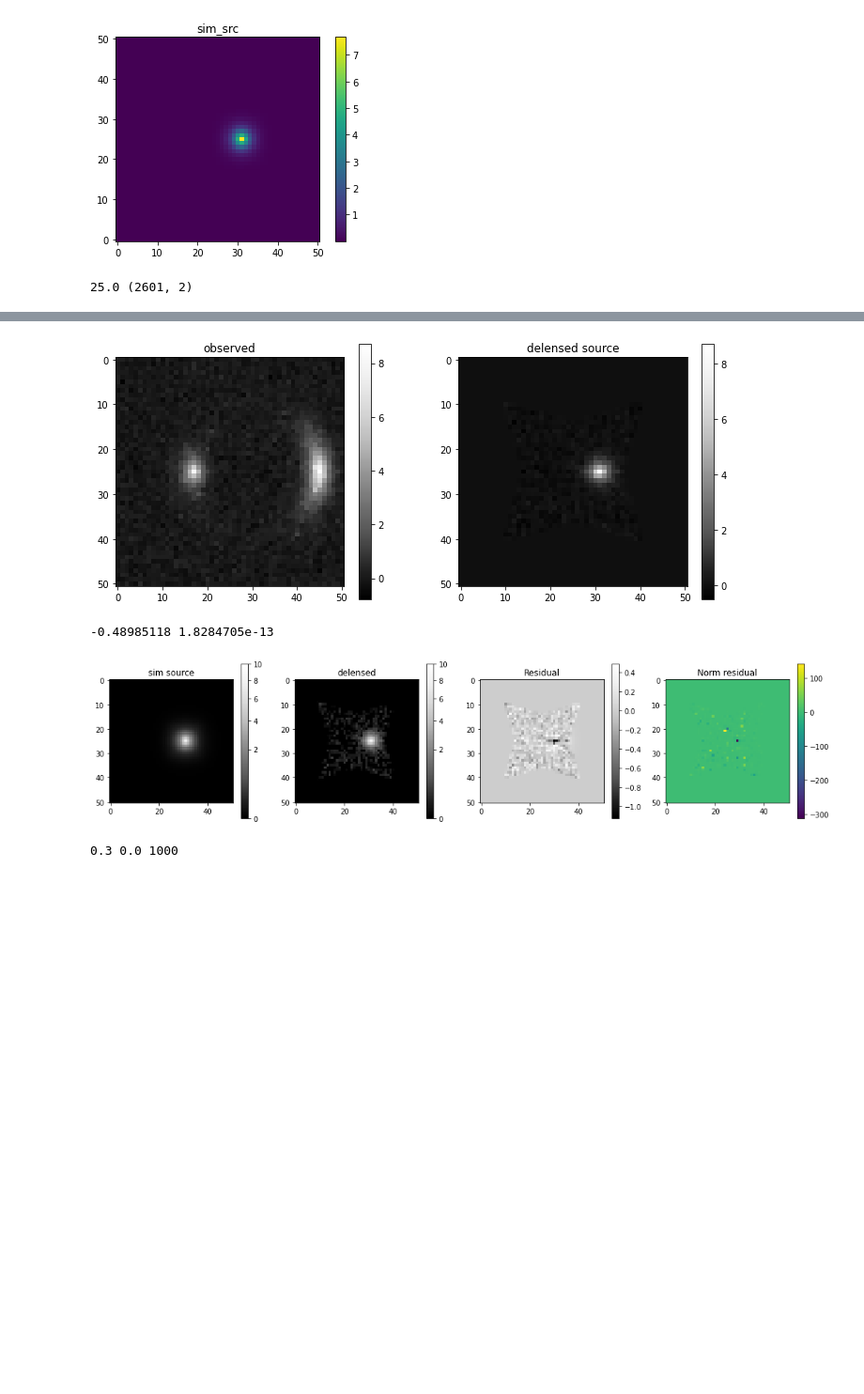
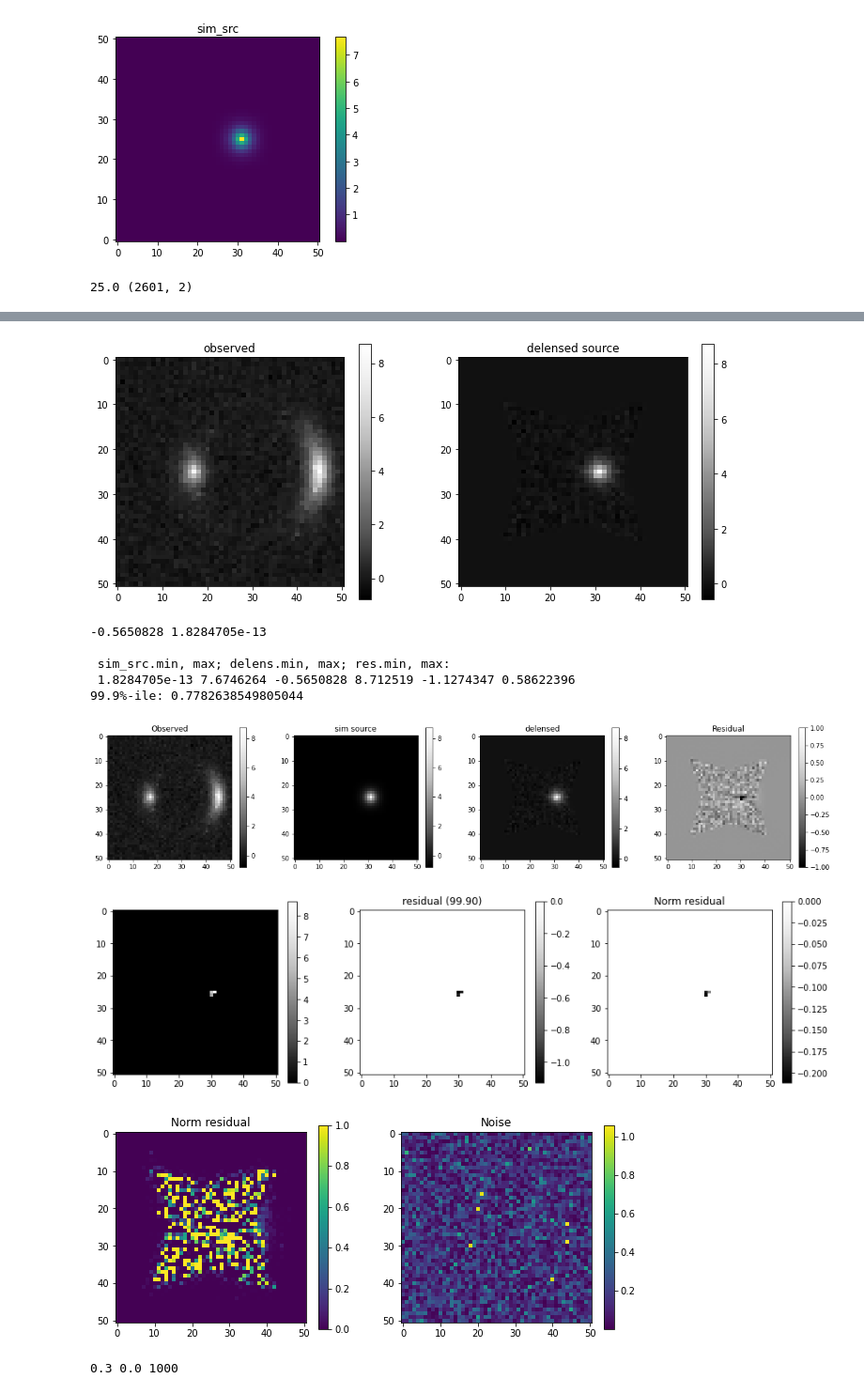
Before and after one commit to giga-lens/gigalens, a Jupyter notebook: jax-demo-dev-sim-only_SIS-skimage-transform.ipynb, the cells around one changed output, grey strips where cells are left out. Shown: that part at 94% size. Drawn from its saved outputs; the diff is of its cells as text; code cells hidden in the pictures; blank space fills up the shorter version.

```diff
--- a/jax-demo-dev-sim-only_SIS-skimage-transform.ipynb
+++ b/jax-demo-dev-sim-only_SIS-skimage-transform.ipynb
@@ -522,7 +520,7 @@ def delensing(xy):
 
 observed_im = np.squeeze(observed_img)
 
-delens = transform.warp(observed_im, delensing)
+delens = transform.warp(observed_im, delensing, order=3)
 
 f, (ax0, ax1) = plt.subplots(1, 2, figsize=(12, 5)) # subplot_kw=dict(xticks=[], yticks=[]))
 obsim = ax0.imshow(observed_im, cmap=cm.Greys_r)
@@ -532,49 +530,92 @@ delensim = ax1.imshow(delens, cmap=cm.Greys_r)
 ax1.set_title('delensed source')
 f.colorbar(delensim, ax=ax1)
 plt.show()
 
 
 # delens = delens + srcim.min()
 
 print(delens.min(), sim_src.min())
 
-f, (ax0, ax1, ax2, ax3) = plt.subplots(1, 4, figsize=(18, 4)) # subplot_kw=dict(xticks=[], yticks=[]))
+f, (ax0, ax1, ax2, ax3) = plt.subplots(1, 4, figsize=(20, 4)) # subplot_kw=dict(xticks=[], yticks=[]))
 
-lensedim = ax0.imshow(sim_src, norm=mpl.colors.PowerNorm(0.5, vmin=0, vmax=10), cmap=cm.Greys_r)
+# lensedim = ax0.imshow(sim_src, norm=mpl.colors.PowerNorm(0.5, vmin=0, vmax=10), cmap=cm.Greys_r)
+lensedim = ax0.imshow(observed_im, cmap=cm.Greys_r)
 f.colorbar(lensedim, ax=ax0)
-ax0.set_title('sim source')
+ax0.set_title('Observed')
 
-delensedim = ax1.imshow(delens, norm=mpl.colors.PowerNorm(0.5, vmin=0, vmax=10), cmap=cm.Greys_r)
-f.colorbar(delensedim, ax=ax1)
-ax1.set_title('delensed')
 
-res = np.array(sim_src - delens)
-# normres = res/np.array(sim_src)
-normres = res/np.sqrt(gauss_noise**2 + poisson_noise**2)
+srcim = ax1.imshow(sim_src, cmap=cm.Greys_r)
+f.colorbar(lensedim, ax=ax1)
+ax1.set_title('sim source')
 
-resim = ax2.imshow(res, cmap=cm.Greys_r)
-f.colorbar(resim, ax=ax2)
-ax2.set_title('Residual')
+# delensedim = ax1.imshow(delens, norm=mpl.colors.PowerNorm(0.5, vmin=0, vmax=10), cmap=cm.Greys_r)
+delensedim = ax2.imshow(delens, cmap=cm.Greys_r)
+f.colorbar(delensedim, ax=ax2)
+ax2.set_title('delensed')
 
-normresim = ax3.imshow(normres) #, vmin=0, vmax=1.0)
-f.colorbar(normresim, ax=ax3)
+
+res = (sim_src - delens)
+print('\n sim_src.min, max; delens.min, max; res.min, max: \n', sim_src.min(), sim_src.max(), delens.min(), delens.max(), res.min(), res.max())
+
+
+resim = ax3.imshow(res, vmin=-1, vmax=1, cmap=cm.Greys_r)
+f.colorbar(resim, ax=ax3)
+ax3.set_title('Residual')
+
+
+percentile = 99.9
+res999 = np.percentile(np.abs(res), percentile)
+print('99.9%-ile:', res999)
+
+idx = np.abs(res) > res999
+
+f, (ax1, ax2, ax3) = plt.subplots(1, 3, figsize=(15, 4))
+delens999im = ax1.imshow(delens*idx.reshape(num_pix, -1), cmap=cm.Greys_r)
+f.colorbar(delens999im, ax=ax1)
+res999im = ax2.imshow(res*idx.reshape(num_pix, -1), cmap=cm.Greys_r)
+f.colorbar(res999im, ax=ax2)
+ax2.set_title('residual ({:.2f})'.format(percentile))
+resnorm999im = ax3.imshow(res*idx.reshape(num_pix, -1)/delens*idx.reshape(num_pix, -1), cmap=cm.Greys_r)
+f.colorbar(resnorm999im, ax=ax3)
 ax3.set_title('Norm residual')
 
+
+
+
+# normres = res/np.array(sim_src)
+normres = res/sigma
+sigma = np.sqrt(gauss_noise**2 + poisson_noise**2)
+f, (ax0, ax1) = plt.subplots(1, 2, figsize=(10, 4)) # subplot_kw=dict(xticks=[], yticks=[]))
+
+normresim = ax0.imshow(normres, vmin=0, vmax=1.0)
+f.colorbar(normresim, ax=ax0)
+ax0.set_title('Norm residual')
+
+sigim = ax1.imshow(sigma)
+f.colorbar(sigim, ax=ax1)
+ax1.set_title('Noise')
+
 plt.show()
 # %% [output]
 25.0 (2601, 2)
 [figure]
 [figure]
 [-34.89949494 -35.09942249 -35.30303416 -35.50998924 -35.71986811
  -35.93216333 -36.14627072 -36.36148078 -36.57697103 -36.79179961] [36.79179961 36.57697103 36.36148078 36.14627072 35.93216333 35.71986811
  35.50998924 35.30303416 35.09942249 34.89949494]
 [-34.89949494 -33.69544559 -32.47879143 -31.24879053 -30.00468921
  -28.74573067 -27.47116575 -26.18026616 -24.8723403  -23.54675175] [23.54675175 24.8723403  26.18026616 27.47116575 28.74573067 30.00468921
  31.24879053 32.47879143 33.69544559 34.89949494]
 [figure]
 [figure]
--0.48985118 1.8284705e-13
+-0.5650828 1.8284705e-13
+
+ sim_src.min, max; delens.min, max; res.min, max:
+ 1.8284705e-13 7.6746264 -0.5650828 8.712519 -1.1274347 0.58622396
+99.9%-ile: 0.7782638549805044
-[figure, old version]
+[figure, new version]
+[figure, added]
+[figure, added]
 # %%
 # create an the unlensed source light
 # for lightModel, p in zip(self.phys_model.lens_light, lens_light_params):
```
Also changed, not shown: parts of 1 cell of this notebook.
